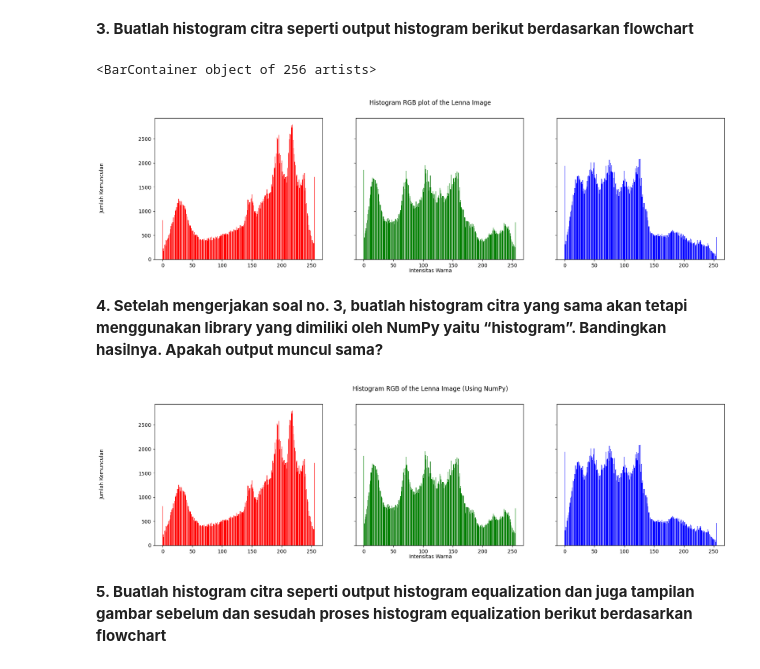
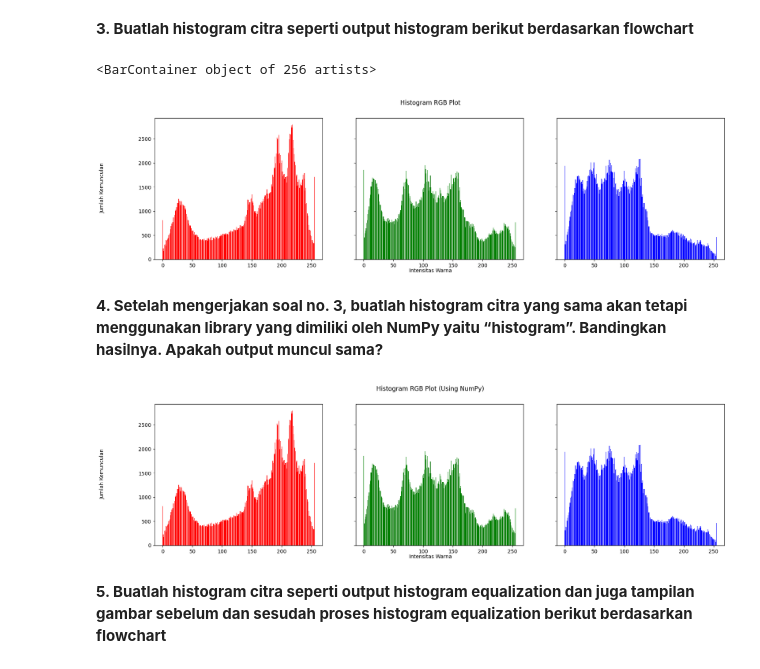
Before and after one commit to lailatulbadriyah24/2141720036-PCVK-2023, a Jupyter notebook: Week06.ipynb, the cells around one changed output. Saved outputs shown, nothing was run; the diff lists cells and outputs as text; code cells hidden in the pictures.

```diff
--- a/Week06.ipynb
+++ b/Week06.ipynb
@@ -30,32 +36,32 @@ plt.imshow(img_rgb)
 # %%
 # Mendapatkan dimensi gambar (tinggi, lebar, kedalaman warna)
 height, width, depth = np.shape(img)
 # Membuat array dengan nama intensitas warna (0-255)
 names = np.arange(256)
 
 # Inisialisasi array yang akan digunakan untuk menghitung kemunculan intensitas warna
 blue = [0]*256
 green = [0]*256
 red = [0]*256
 
 # Loop melalui setiap piksel gambar
 for y in range(0,height):
   for x in range(0,width):
     blue[img[y][x][0]] += 1
     green[img[y][x][1]] += 1
     red[img[y][x][2]] += 1
 
 # Membuat plot histogram RGB dalam tiga subplot
 fig, axs = plt.subplots(1, 3, figsize=[20,5], sharex=True, sharey=True)
-fig.suptitle('Histogram RGB plot of the Lenna Image')
+fig.suptitle('Histogram RGB Plot')
 fig.text(0.05, 0.5, 'Jumlah Kemunculan', va='center', rotation='vertical')
 fig.text(0.5, 0.04, 'Intensitas Warna', ha='center')
 axs[0].bar(names, red, color='red')
 axs[1].bar(names, green, color='green')
 axs[2].bar(names, blue, color='blue')
 # %% [output]
 <BarContainer object of 256 artists>
-[figure, old version]
+[figure, new version]
 # %% [markdown]
 **4. Setelah mengerjakan soal no. 3, buatlah histogram citra yang sama akan tetapi menggunakan library yang dimiliki oleh NumPy yaitu “histogram”. Bandingkan hasilnya. Apakah output muncul sama?**
 # %%
@@ -66,7 +72,7 @@ hist_blue, bins_blue = np.histogram(img[:, :, 0], bins=256, range=(0, 256))
 
 # Membuat tiga histogram terpisah untuk masing-masing saluran warna
 fig, axs = plt.subplots(1, 3, figsize=[20, 5], sharex=True, sharey=True)
-fig.suptitle('Histogram RGB of the Lenna Image (Using NumPy)')
+fig.suptitle('Histogram RGB Plot (Using NumPy)')
 fig.text(0.05, 0.5, 'Jumlah Kemunculan', va='center', rotation='vertical')
 fig.text(0.5, 0.04, 'Intensitas Warna', ha='center')
 axs[0].bar(range(256), hist_red, color='red')
@@ -76,7 +82,7 @@ axs[2].bar(range(256), hist_blue, color='blue')
 # Tampilkan histogram
 plt.show()
 # %% [output]
-[figure, old version]
+[figure, new version]
 # %% [markdown]
 **5. Buatlah histogram citra seperti output histogram equalization dan juga tampilan gambar sebelum dan sesudah proses histogram equalization berikut berdasarkan flowchart**
 # %%
```
Also changed, not shown: parts of 8 cells of this notebook.
